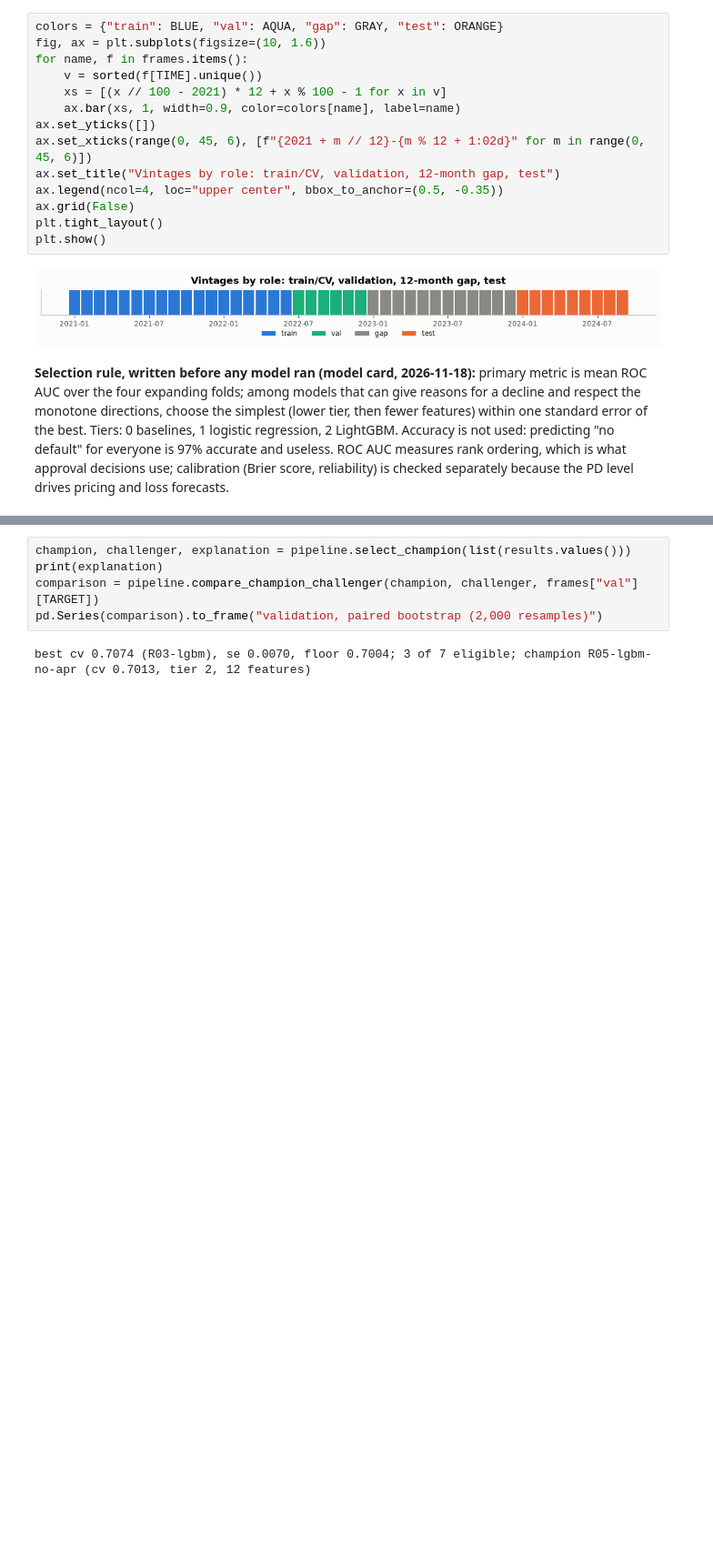
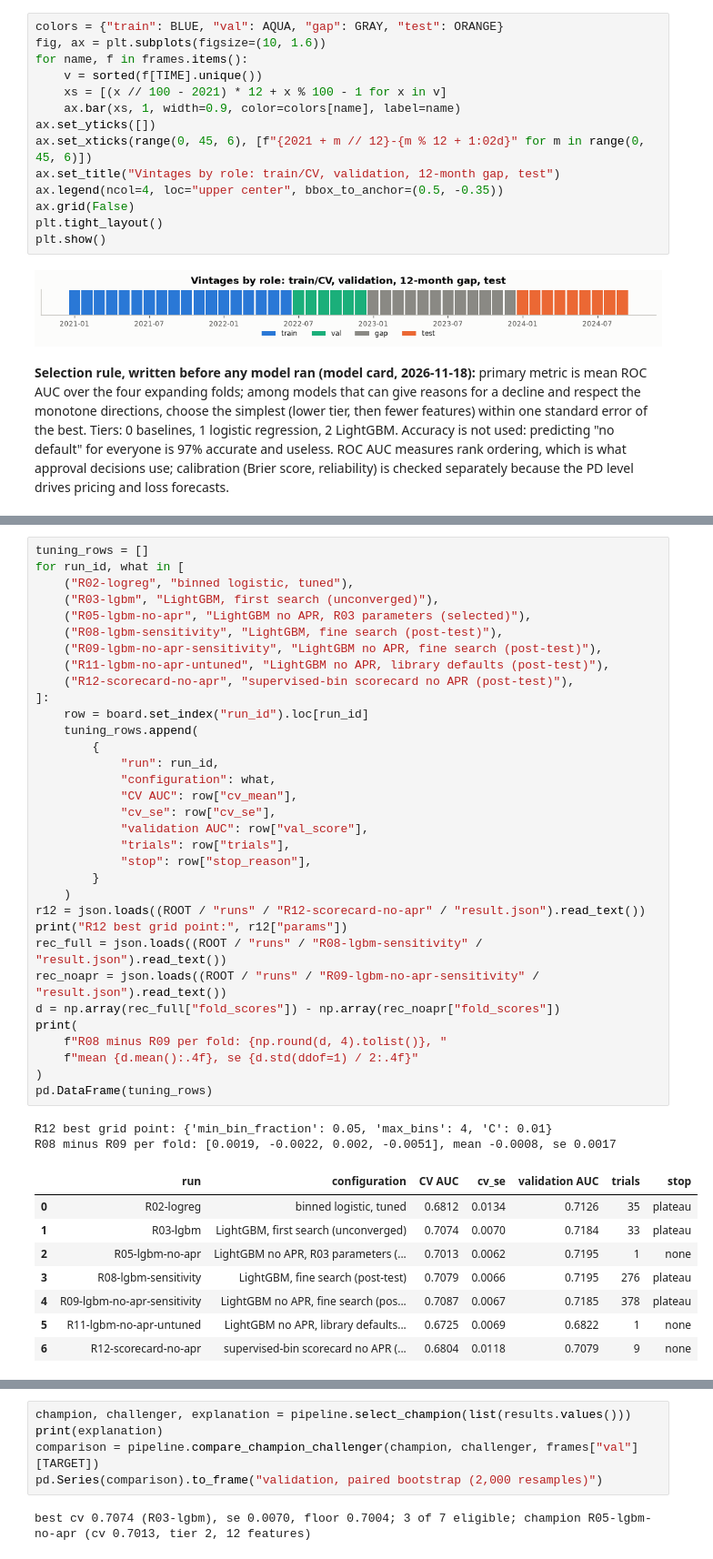
Before and after one commit to alessiot/credit-risk-modeling, a Jupyter notebook: notebooks/modeling.ipynb, the cells around one changed output, grey strips where cells are left out. Shown at 91% size. Drawn from its saved outputs; the diff is of its cells as text; blank space fills up the shorter version.

```diff
--- a/notebooks/modeling.ipynb
+++ b/notebooks/modeling.ipynb
@@ -858,0 +775,44 @@ edges, which is one reason the trees do better.
+# %%
+tuning_rows = []
+for run_id, what in [
+    ("R02-logreg", "binned logistic, tuned"),
+    ("R03-lgbm", "LightGBM, first search (unconverged)"),
+    ("R05-lgbm-no-apr", "LightGBM no APR, R03 parameters (selected)"),
+    ("R08-lgbm-sensitivity", "LightGBM, fine search (post-test)"),
+    ("R09-lgbm-no-apr-sensitivity", "LightGBM no APR, fine search (post-test)"),
+    ("R11-lgbm-no-apr-untuned", "LightGBM no APR, library defaults (post-test)"),
+    ("R12-scorecard-no-apr", "supervised-bin scorecard no APR (post-test)"),
+]:
+    row = board.set_index("run_id").loc[run_id]
+    tuning_rows.append(
+        {
+            "run": run_id,
+            "configuration": what,
+            "CV AUC": row["cv_mean"],
+            "cv_se": row["cv_se"],
+            "validation AUC": row["val_score"],
+            "trials": row["trials"],
+            "stop": row["stop_reason"],
+        }
+    )
+r12 = json.loads((ROOT / "runs" / "R12-scorecard-no-apr" / "result.json").read_text())
+print("R12 best grid point:", r12["params"])
+rec_full = json.loads((ROOT / "runs" / "R08-lgbm-sensitivity" / "result.json").read_text())
+rec_noapr = json.loads((ROOT / "runs" / "R09-lgbm-no-apr-sensitivity" / "result.json").read_text())
+d = np.array(rec_full["fold_scores"]) - np.array(rec_noapr["fold_scores"])
+print(
+    f"R08 minus R09 per fold: {np.round(d, 4).tolist()}, "
+    f"mean {d.mean():.4f}, se {d.std(ddof=1) / 2:.4f}"
+)
+pd.DataFrame(tuning_rows)
+# %% [output]
+R12 best grid point: {'min_bin_fraction': 0.05, 'max_bins': 4, 'C': 0.01}
+R08 minus R09 per fold: [0.0019, -0.0022, 0.002, -0.0051], mean -0.0008, se 0.0017
+|  | run | configuration | CV AUC | cv_se | validation AUC | trials | stop |
+| 0 | R02-logreg | binned logistic, tuned | 0.6812 | 0.0134 | 0.7126 | 35 | plateau |
+| 1 | R03-lgbm | LightGBM, first search (unconverged) | 0.7074 | 0.0070 | 0.7184 | 33 | plateau |
+| 2 | R05-lgbm-no-apr | LightGBM no APR, R03 parameters (... | 0.7013 | 0.0062 | 0.7195 | 1 | none |
+| 3 | R08-lgbm-sensitivity | LightGBM, fine search (post-test) | 0.7079 | 0.0066 | 0.7195 | 276 | plateau |
+| 4 | R09-lgbm-no-apr-sensitivity | LightGBM no APR, fine search (pos... | 0.7087 | 0.0067 | 0.7185 | 378 | plateau |
+| 5 | R11-lgbm-no-apr-untuned | LightGBM no APR, library defaults... | 0.6725 | 0.0069 | 0.6822 | 1 | none |
+| 6 | R12-scorecard-no-apr | supervised-bin scorecard no APR (... | 0.6804 | 0.0118 | 0.7079 | 9 | none |
```
Also changed, not shown: parts of 38 cells of this notebook, 16 other files.
